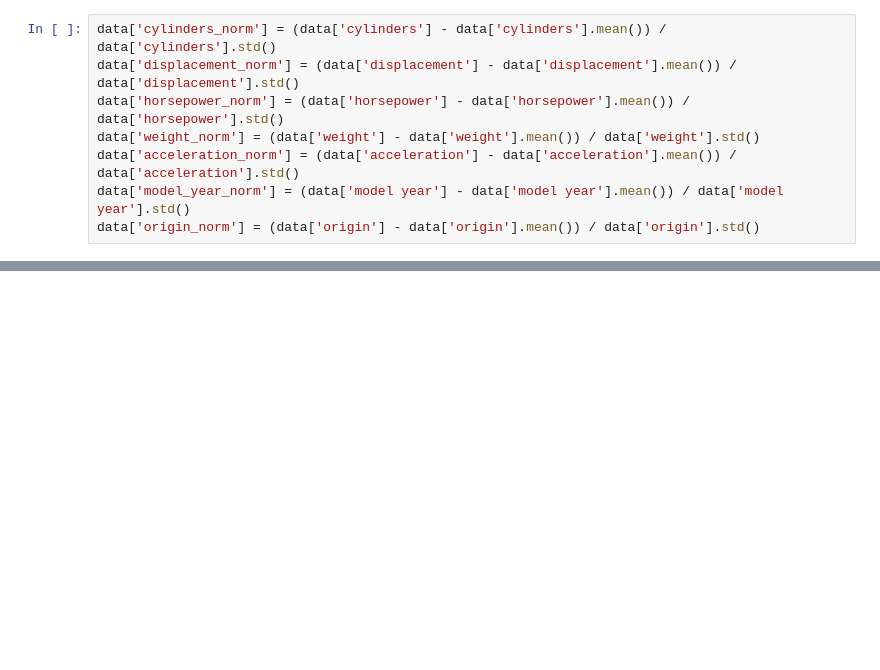
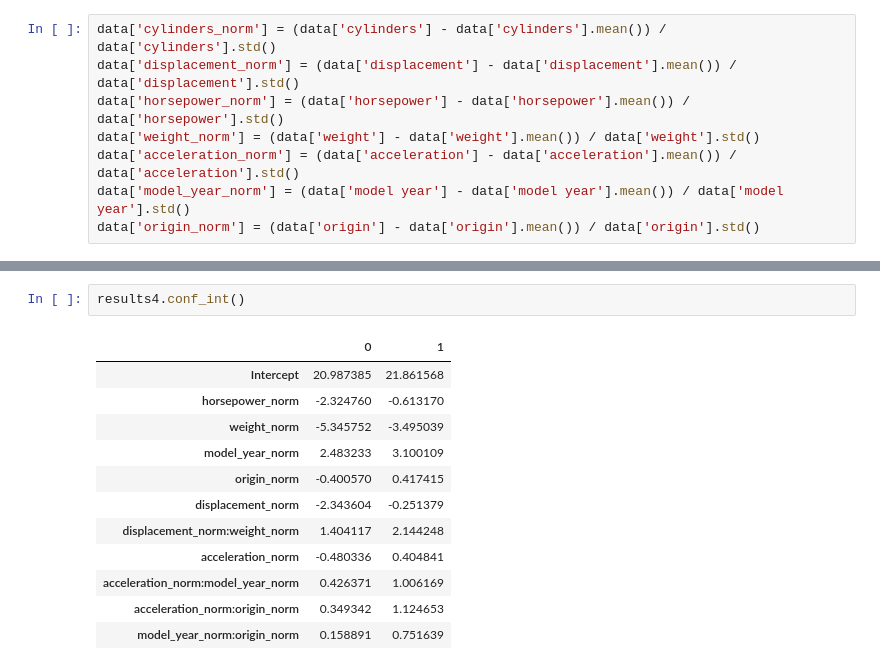
Before and after one commit to brash99/phys441, a Jupyter notebook: JupyterNotebooks/Assignment1_Solutions/Assignment2/MultipleLinearRegression.ipynb, the cells around one changed output, grey strips where cells are left out. Drawn from its saved outputs; the diff is of its cells as text; blank space fills up the shorter version.

```diff
--- a/JupyterNotebooks/Assignment1_Solutions/Assignment2/MultipleLinearRegression.ipynb
+++ b/JupyterNotebooks/Assignment1_Solutions/Assignment2/MultipleLinearRegression.ipynb
@@ -235,0 +237,15 @@ plt.show()
+# %%
+results4.conf_int()
+# %% [output]
+|  | 0 | 1 |
+| Intercept | 20.987385 | 21.861568 |
+| horsepower_norm | -2.324760 | -0.613170 |
+| weight_norm | -5.345752 | -3.495039 |
+| model_year_norm | 2.483233 | 3.100109 |
+| origin_norm | -0.400570 | 0.417415 |
+| displacement_norm | -2.343604 | -0.251379 |
+| displacement_norm:weight_norm | 1.404117 | 2.144248 |
+| acceleration_norm | -0.480336 | 0.404841 |
+| acceleration_norm:model_year_norm | 0.426371 | 1.006169 |
+| acceleration_norm:origin_norm | 0.349342 | 1.124653 |
+| model_year_norm:origin_norm | 0.158891 | 0.751639 |
```
Also changed, not shown: parts of 8 cells of this notebook.
